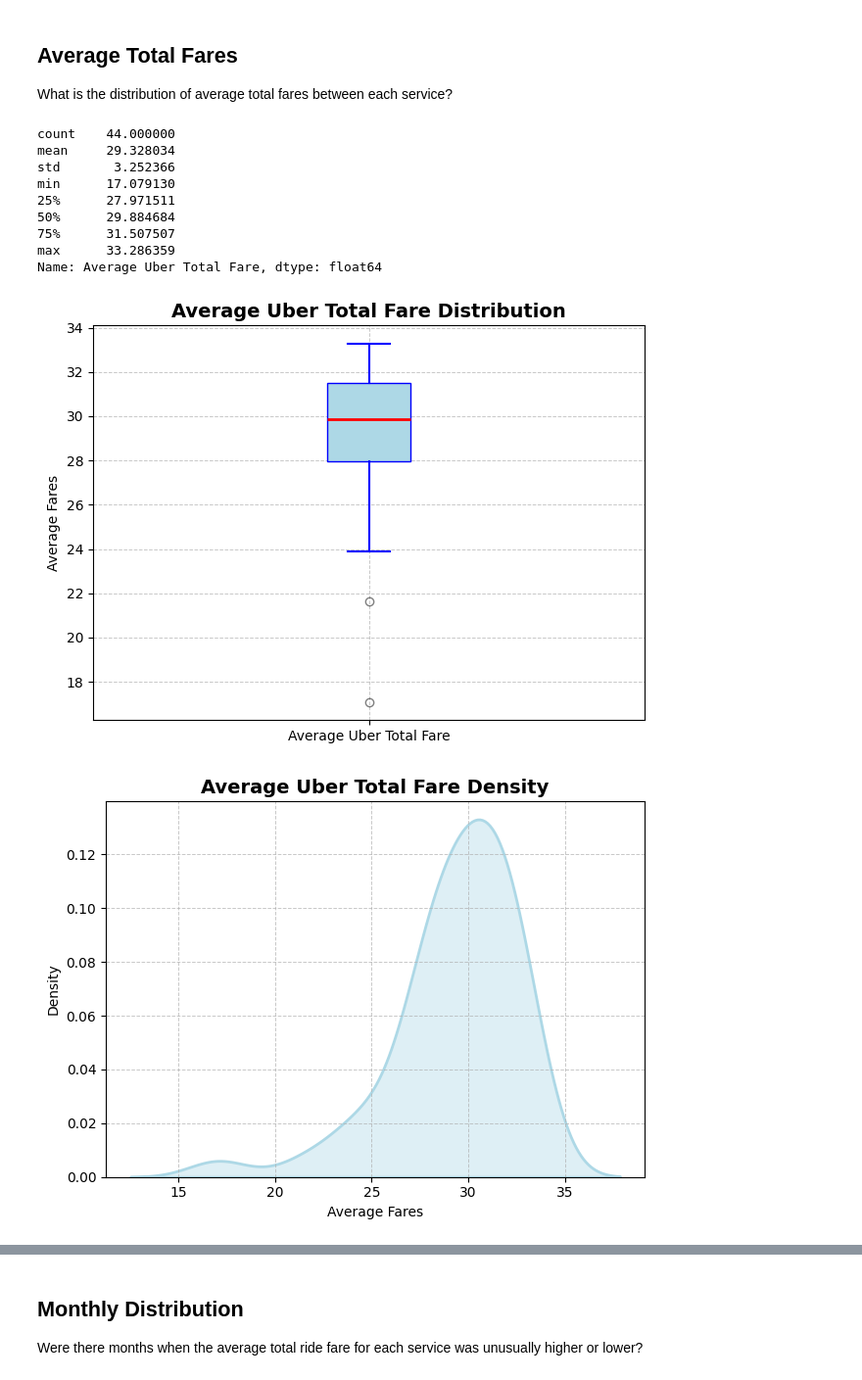
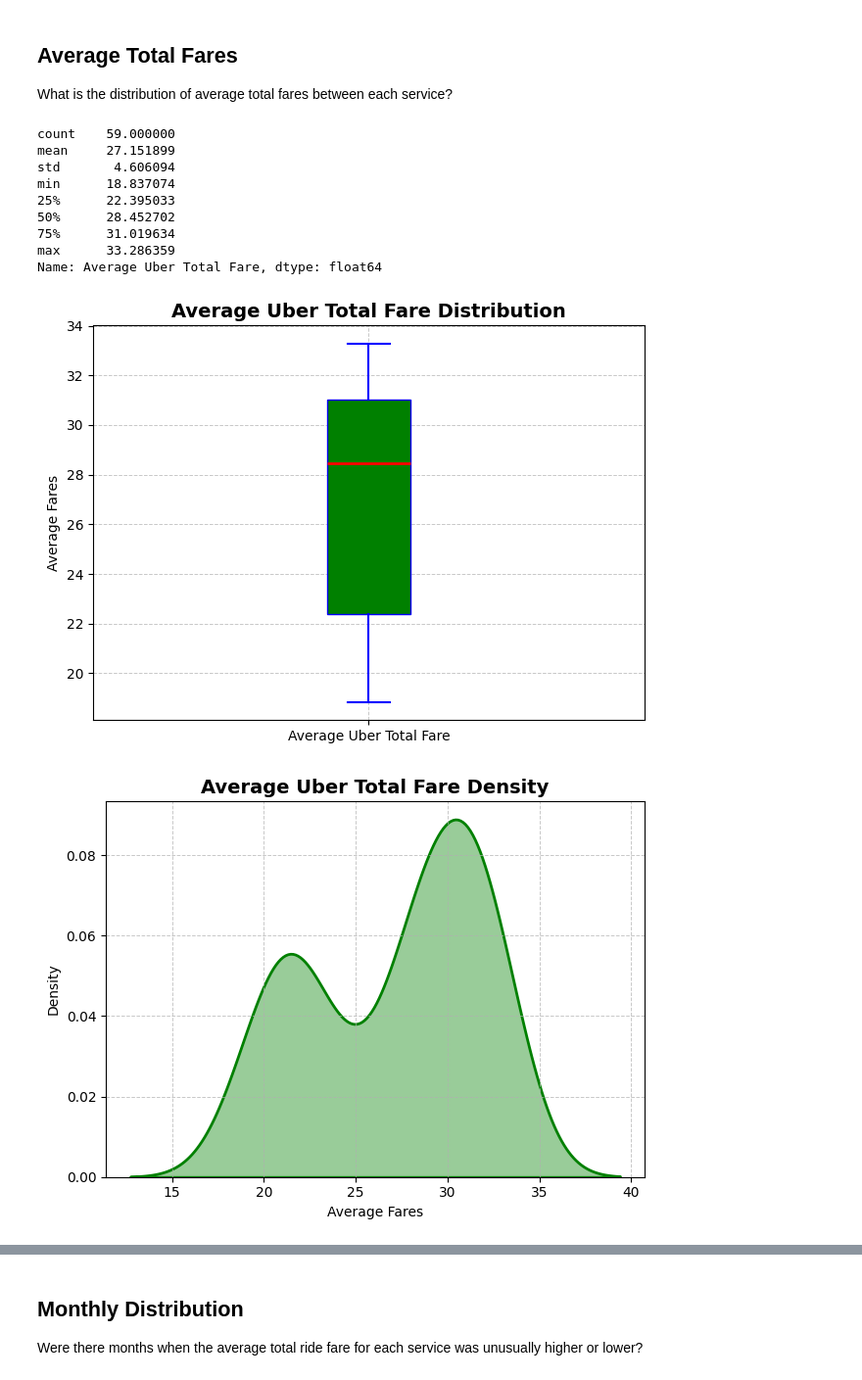
Before and after one commit to gckang/ds-nyc-ride-services-proj, a Jupyter notebook: scripts/data_analysis.ipynb, the cells around one changed output, grey strips where cells are left out. Shown at 98% size. Cells and saved outputs as stored; diff of their text form; code cells hidden in the pictures.

```diff
--- a/scripts/data_analysis.ipynb
+++ b/scripts/data_analysis.ipynb
@@ -6,7 +6,7 @@ import seaborn as sns
 import matplotlib.pyplot as plt
 import matplotlib.cm as cm
 # %%
-df = pd.read_csv('../data/all_fares_cleaned.csv')
+df = pd.read_csv('../data/all_fares.csv')
 # %%
 print(df.shape)
 # %% [output]
@@ -101,17 +101,17 @@ Name: Average Lyft Base Fare, dtype: float64
 ## Average Total Fares
 What is the distribution of average total fares between each service?
 # %%
-fare_analysis('Average Uber Total Fare', 'lightblue')
+fare_analysis('Average Uber Total Fare', 'green')
 # %% [output]
-count    44.000000
-mean     29.328034
-std       3.252366
-min      17.079130
-25%      27.971511
-50%      29.884684
-75%      31.507507
+count    59.000000
+mean     27.151899
+std       4.606094
+min      18.837074
+25%      22.395033
+50%      28.452702
+75%      31.019634
 max      33.286359
 Name: Average Uber Total Fare, dtype: float64
-[figure, old version]
+[figure, new version]
-[figure, old version]
+[figure, new version]
 # %%
```
Also changed, not shown: parts of 7 cells of this notebook.
